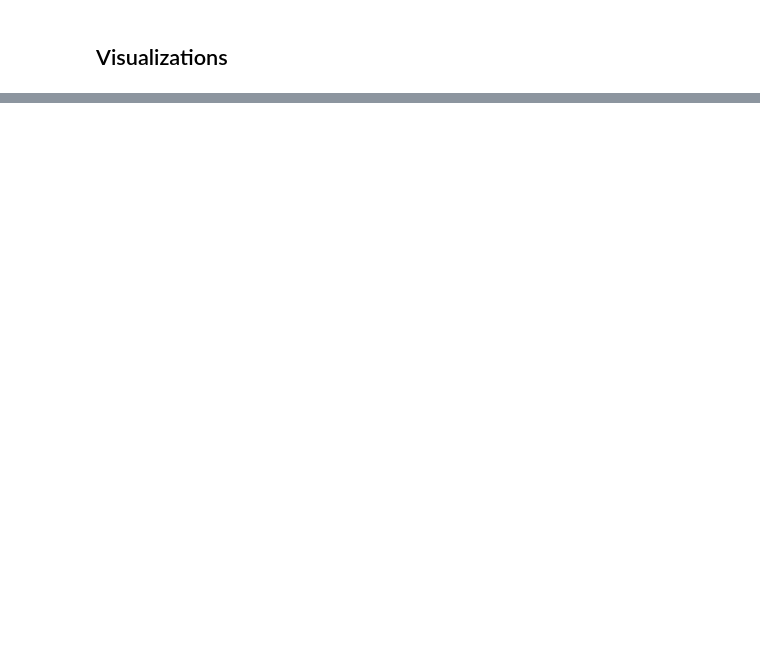
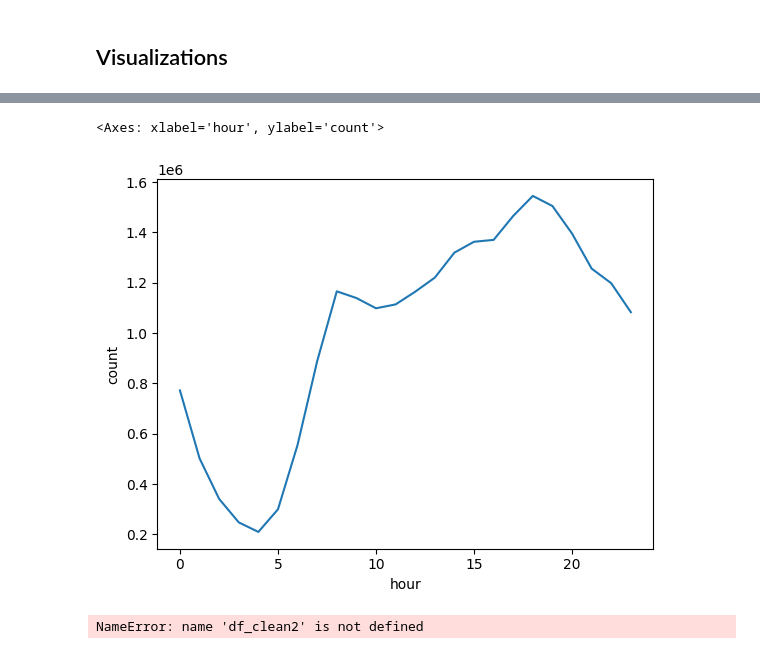
Before and after one commit to cara-jvr/mit-805-group-project, a Jupyter notebook: Part_2_MapReduce.ipynb, the cells around one changed output, grey strips where cells are left out. Saved outputs shown, nothing was run; the diff lists cells and outputs as text; code cells hidden in the pictures; blank space fills up the shorter version.

```diff
--- a/Part_2_MapReduce.ipynb
+++ b/Part_2_MapReduce.ipynb
@@ -358,14 +526,17 @@ sns*barplot(
 # %%
 #Trips by Hour
 hourly = (
-*  *df_clean2
-*  *.*roupBy(F.hour("pickup_datetime").a*ias("hour"))
+    df_clean2
+    .groupBy(F.hour("pickup_datetime").alias("hour"))
     .count()
-*   .orderBy("hour")
-*
+    .orderBy("hour")
+)
 
 sns.lineplot(
-*  *data=hourly.toPandas(),
-    x="hou*",
-    y*"count"
+    data=hourly.toPandas(),
+    x="hour",
+    y="count"
 )
+# %% [output]
+<Axes: xlabel='hour', ylabel='count'>
+[figure, added]
@@ -375 +543,29 @@ sns.lineplot(
+# %%
+#Day vs Hour Heatmap
+heatmap_df = df_clean2.groupBy("weekday_name", "Hour").count()
+
+pandas = heatmap_df.toPandas()
+
+day_order = ["Monday", "Tuesday", "Wednesday", "Thursday", "Friday", "Saturday", "Sunday"]
+
+pandas["weekday_name"] = pd.Categorical(pandas["weekday_name"], categories=day_order, ordered=True)
+
+pivot_df = pandas.pivot(index="weekday_name", columns="Hour", values="count").fillna(0)
+
+plt.figure(figsize=(14, 6))
+sns.heatmap(
+    pivot_df,
+    cmap="coolwarm",
+    annot=False,
+    fmt="g",
+    linewidths=0.5
+)
+
+plt.title("Heatmap showing count distriubtion by Day and Hour")
+plt.xlabel("Hour of Day (0-23)")
+plt.ylabel("Day of Week")
+plt.tight_layout()
+plt.show()
+# %% [output]
+NameError: name 'df_clean2' is not defined
 # %%
```
Also changed, not shown: parts of 32 cells of this notebook.
